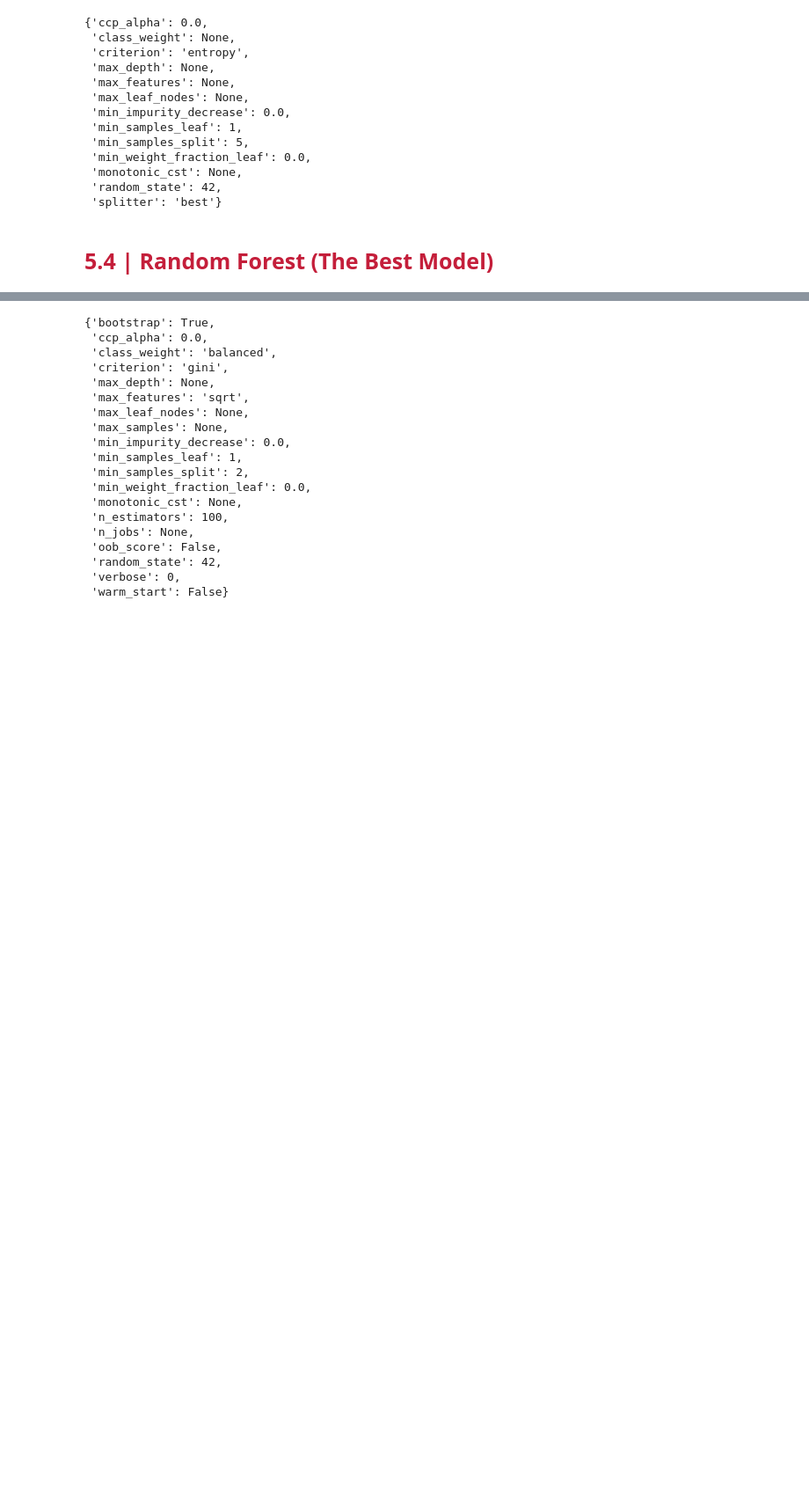
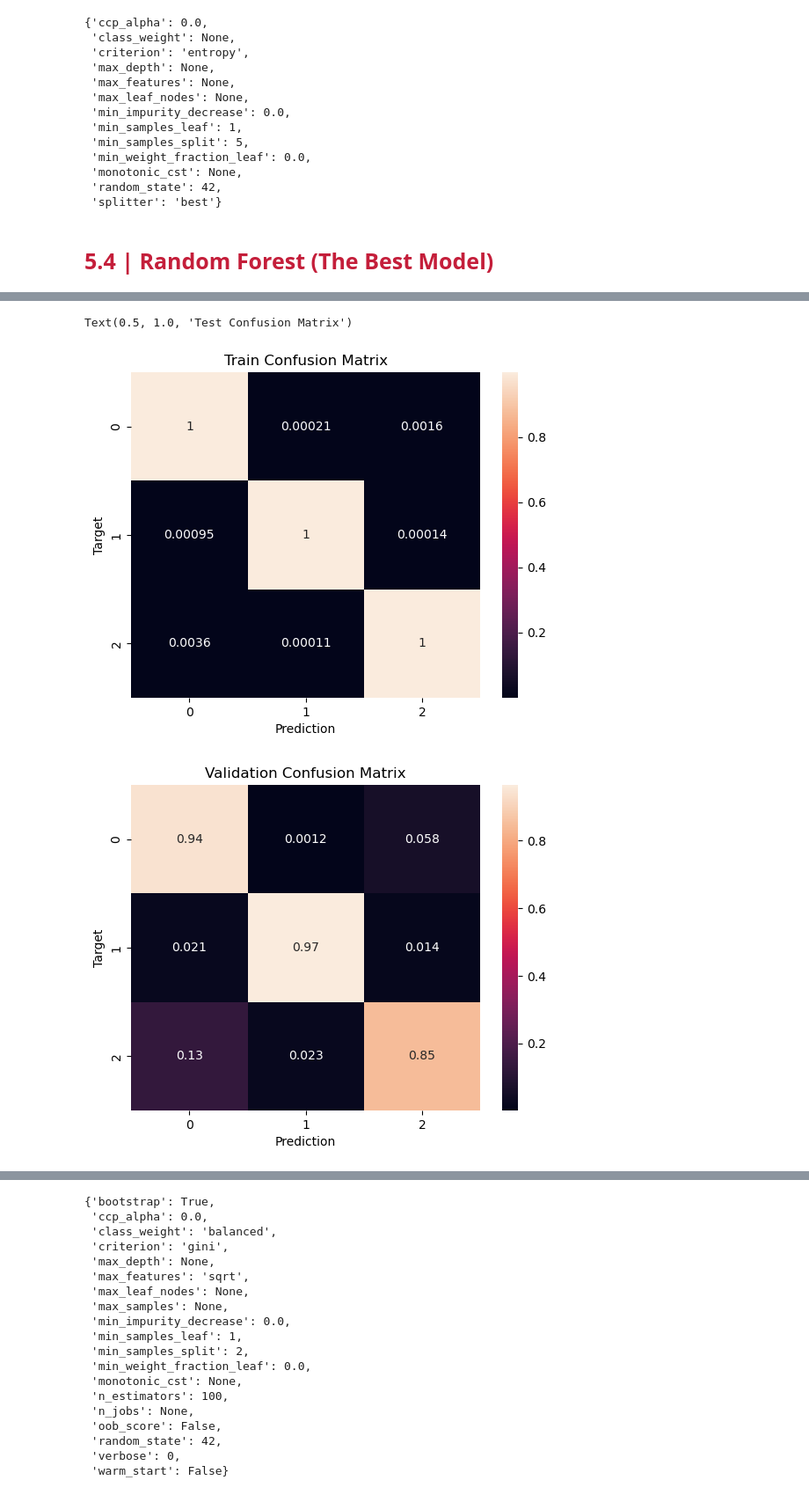
Before and after one commit to paya-alavi77/Diabetes, a Jupyter notebook: Diabetes.ipynb, the cells around one changed output, grey strips where cells are left out. Shown at 88% size. Saved outputs shown, nothing was run; the diff lists cells and outputs as text; code cells hidden in the pictures; blank space fills up the shorter version.

Commit message:
Added confusion marix and feature importance to random forest

```diff
--- a/Diabetes.ipynb
+++ b/Diabetes.ipynb
@@ -979,31 +979,54 @@ y_pred = model.predict(x_train)
 
 print('Train report:','\n-------------------------------------------------------------------------------------------------------------------------------')
 print(classification_report(y_train, y_pred,zero_division=0),'\n-------------------------------------------------------------------------------------------------------------------------------')
+cf = confusion_matrix(y_train, y_pred, normalize='true')
+plt.figure()
+sns.heatmap(cf, annot=True)
+plt.xlabel('Prediction')
+plt.ylabel('Target')
+plt.title('Train Confusion Matrix')
+
 
 y_pred = model.predict(x_val)
 
 print('Validation report:','\n-------------------------------------------------------------------------------------------------------------------------------')
 print(classification_report(y_val, y_pred,zero_division=0),'\n-------------------------------------------------------------------------------------------------------------------------------')
 
+cf = confusion_matrix(y_val, y_pred, normalize='true')
+plt.figure()
+sns.heatmap(cf, annot=True)
+plt.xlabel('Prediction')
+plt.ylabel('Target')
+plt.title('Validation Confusion Matrix')
+
 y_pred = model.predict(x_test)
 
 print('Test report:','\n-------------------------------------------------------------------------------------------------------------------------------')
 print(classification_report(y_test, y_pred,zero_division=0),'\n-------------------------------------------------------------------------------------------------------------------------------')
+cf = confusion_matrix(y_test, y_pred, normalize='true')
+plt.figure()
+sns.heatmap(cf, annot=True)
+plt.xlabel('Prediction')
+plt.ylabel('Target')
+plt.title('Test Confusion Matrix')
 # %% [output]
 Train report:
 -------------------------------------------------------------------------------------------------------------------------------
               precision    recall  f1-score   support
 
          0.0       1.00      1.00      1.00    121523
          1.0       1.00      1.00      1.00    121589
          2.0       1.00      1.00      1.00    121793
 
     accuracy                           1.00    364905
    macro avg       1.00      1.00      1.00    364905
 weighted avg       1.00      1.00      1.00    364905
 
 ... (23 lines left out)
    macro avg       0.92      0.92      0.92    114033
 weighted avg       0.92      0.92      0.92    114033
 
 -------------------------------------------------------------------------------------------------------------------------------
+Text(0.5, 1.0, 'Test Confusion Matrix')
+[figure, added]
+[figure, added]
```
Also changed, not shown: parts of 9 cells of this notebook.
